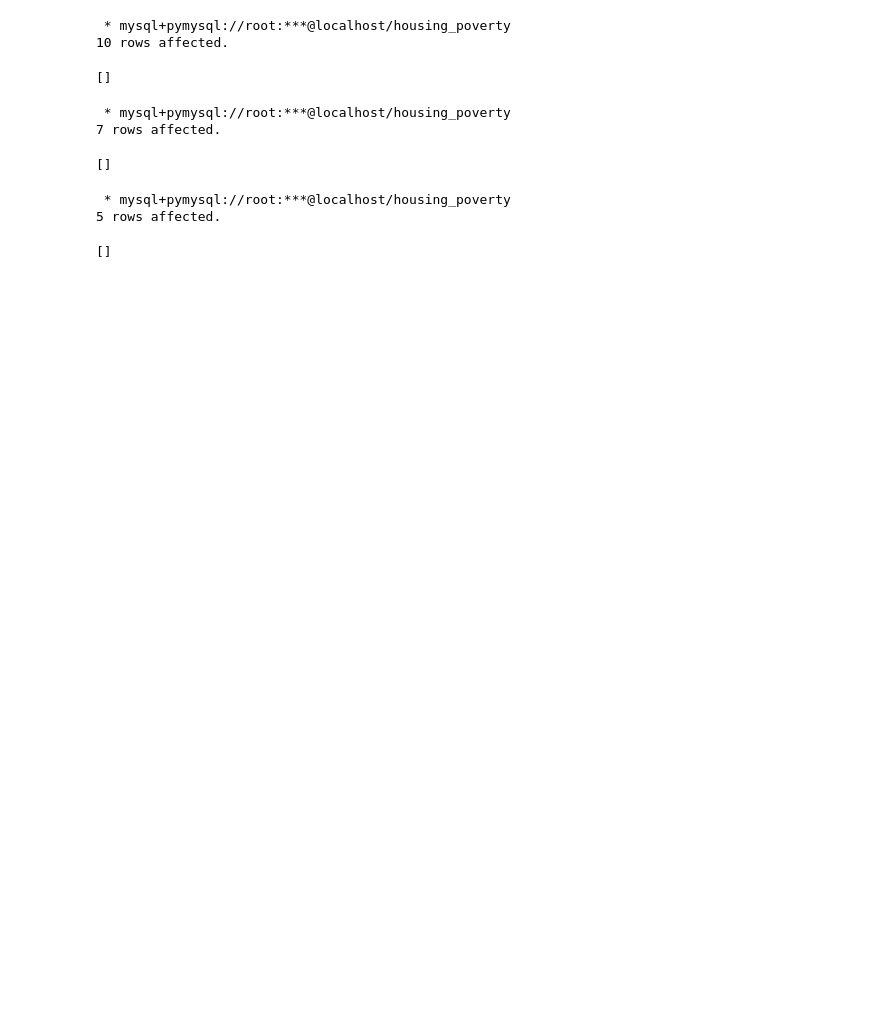
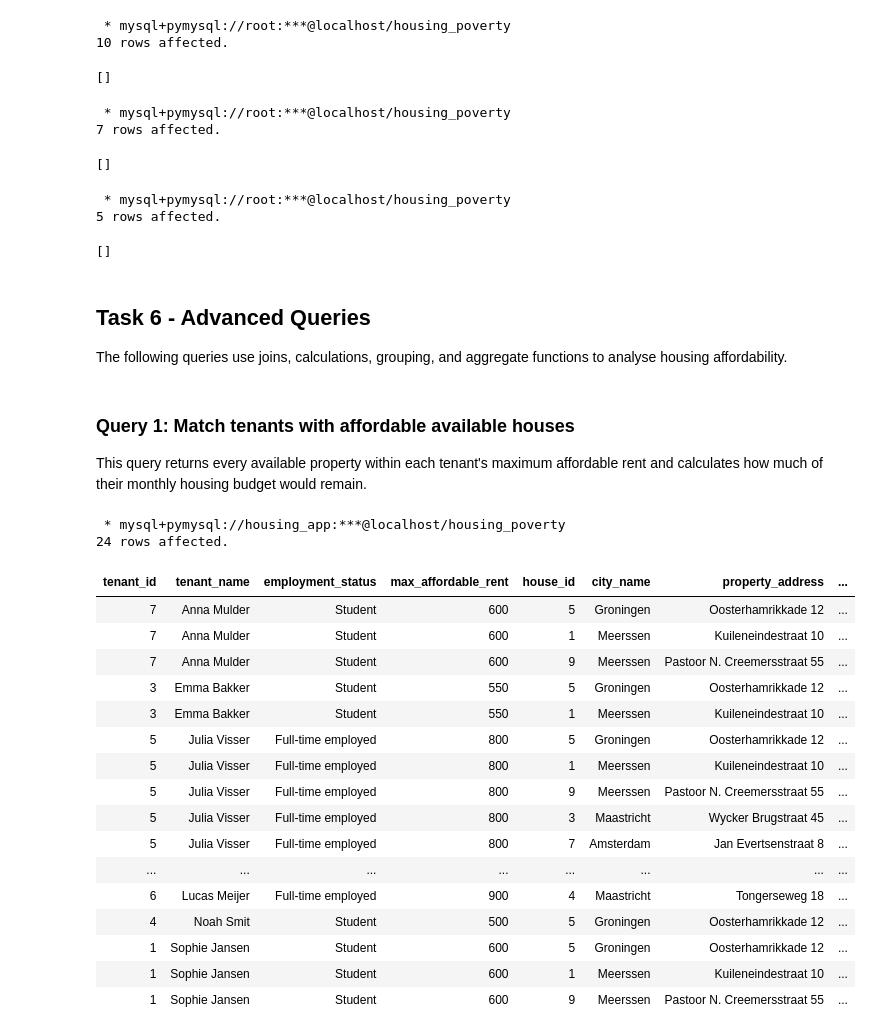
Before and after one commit to MedinaAlv/Databases_Assignment, a Jupyter notebook: database.ipynb, the cells around one changed output. Saved outputs shown, nothing was run; the diff lists cells and outputs as text; code cells hidden in the pictures; blank space fills up the shorter version.

Commit message:
Add Task 6 advanced queries

```diff
--- a/database.ipynb
+++ b/database.ipynb
@@ -339,3 +339,52 @@ VALUES
  * mysql+pymysql://root:***@localhost/housing_poverty
 5 rows affected.
 []
+# %% [markdown]
+## Task 6 - Advanced Queries
+
+The following queries use joins, calculations, grouping, and aggregate functions to analyse housing affordability.
+# %% [markdown]
+### Query 1: Match tenants with affordable available houses
+
+This query returns every available property within each tenant's maximum affordable rent and calculates how much of their monthly housing budget would remain.
+# %%
+%%sql
+SELECT
+    ep.tenant_id,
+    CONCAT(p.first_name, ' ', p.last_name) AS tenant_name,
+    ep.employment_status,
+    ep.max_affordable_rent,
+    h.house_id,
+    c.city_name,
+    CONCAT(h.street, ' ', h.house_number) AS property_address,
+    h.monthly_rent,
+    ep.max_affordable_rent - h.monthly_rent AS remaining_rent_budget
+FROM Eligibility_Profile AS ep
+JOIN Person AS p
+    ON p.person_id = ep.tenant_id
+JOIN House AS h
+    ON h.availability_status = 'available'
+   AND h.monthly_rent <= ep.max_affordable_rent
+JOIN City AS c
+    ON c.city_id = h.city_id
+ORDER BY tenant_name, h.monthly_rent;
+# %% [output]
+ * mysql+pymysql://housing_app:***@localhost/housing_poverty
+24 rows affected.
+| tenant_id | tenant_name | employment_status | max_affordable_rent | house_id | city_name | property_address | ... |
+| 7 | Anna Mulder | Student | 600 | 5 | Groningen | Oosterhamrikkade 12 | ... |
+| 7 | Anna Mulder | Student | 600 | 1 | Meerssen | Kuileneindestraat 10 | ... |
+| 7 | Anna Mulder | Student | 600 | 9 | Meerssen | Pastoor N. Creemersstraat 55 | ... |
+| 3 | Emma Bakker | Student | 550 | 5 | Groningen | Oosterhamrikkade 12 | ... |
+| 3 | Emma Bakker | Student | 550 | 1 | Meerssen | Kuileneindestraat 10 | ... |
+| 5 | Julia Visser | Full-time employed | 800 | 5 | Groningen | Oosterhamrikkade 12 | ... |
+| 5 | Julia Visser | Full-time employed | 800 | 1 | Meerssen | Kuileneindestraat 10 | ... |
+| 5 | Julia Visser | Full-time employed | 800 | 9 | Meerssen | Pastoor N. Creemersstraat 55 | ... |
+| 5 | Julia Visser | Full-time employed | 800 | 3 | Maastricht | Wycker Brugstraat 45 | ... |
+| 5 | Julia Visser | Full-time employed | 800 | 7 | Amsterdam | Jan Evertsenstraat 8 | ... |
+| ... | ... | ... | ... | ... | ... | ... | ... |
+| 6 | Lucas Meijer | Full-time employed | 900 | 4 | Maastricht | Tongerseweg 18 | ... |
+| 4 | Noah Smit | Student | 500 | 5 | Groningen | Oosterhamrikkade 12 | ... |
+| 1 | Sophie Jansen | Student | 600 | 5 | Groningen | Oosterhamrikkade 12 | ... |
+| 1 | Sophie Jansen | Student | 600 | 1 | Meerssen | Kuileneindestraat 10 | ... |
+| 1 | Sophie Jansen | Student | 600 | 9 | Meerssen | Pastoor N. Creemersstraat 55 | ... |
```
Also changed, not shown: parts of 4 cells of this notebook.
